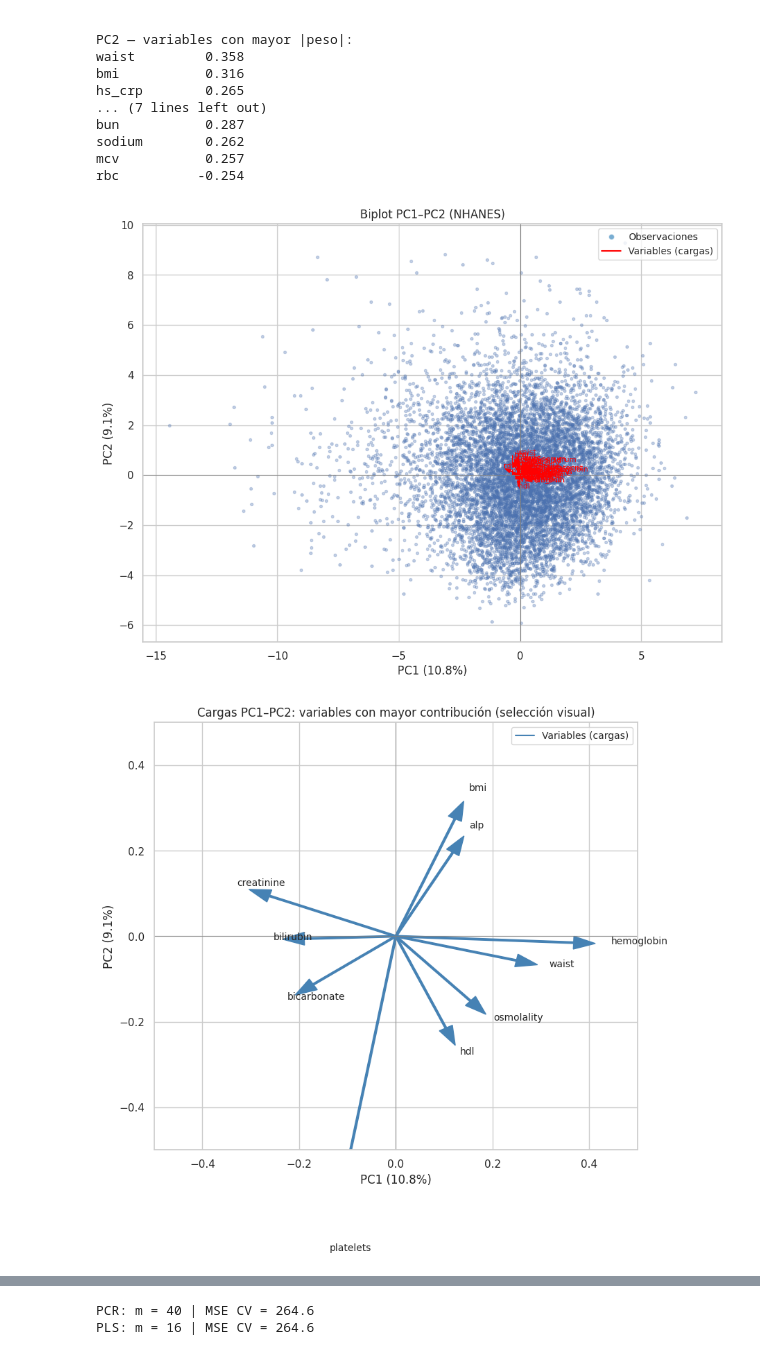
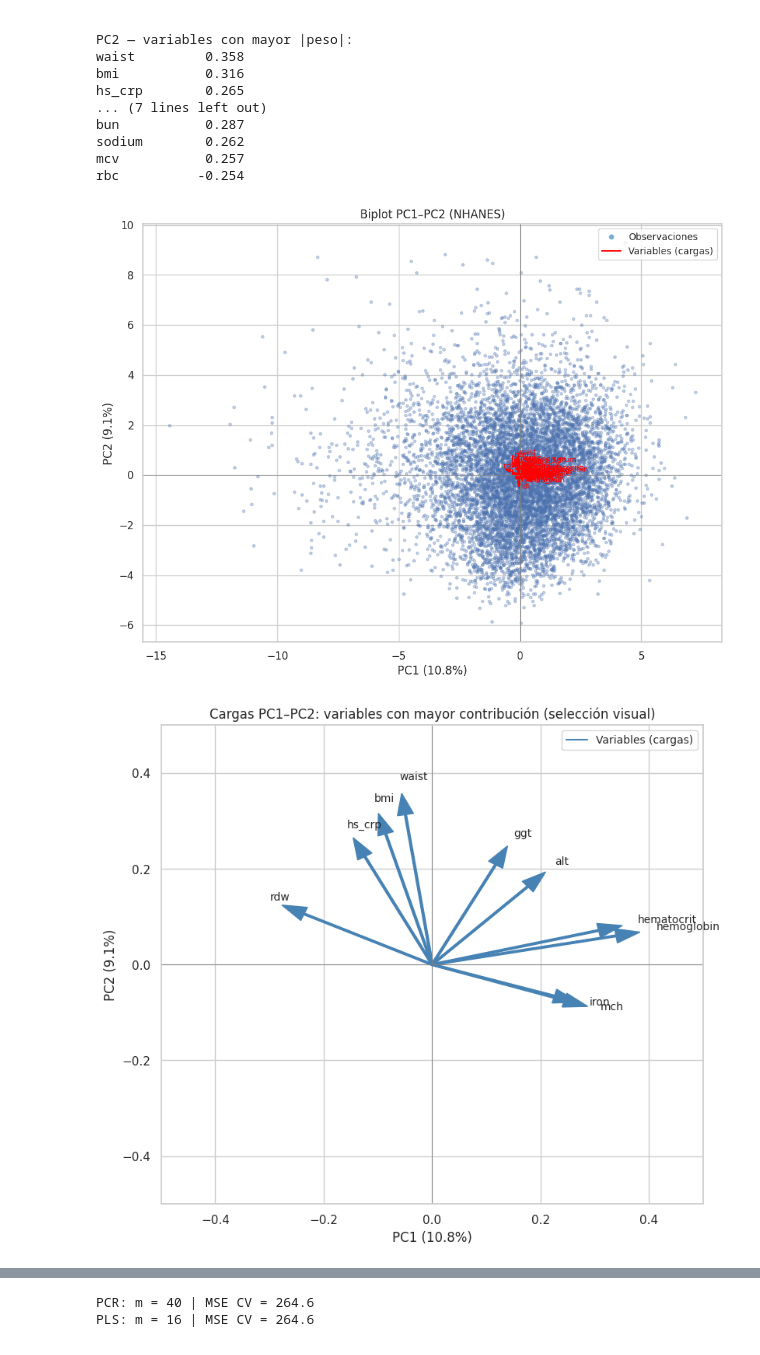
Before and after one commit to Mariiagrm/NHANES_Estudio_Estadistico_Salud, a Jupyter notebook: Practica.ipynb, the cells around one changed output, grey strips where cells are left out. Cells and saved outputs as stored; diff of their text form; code cells hidden in the pictures.

```diff
--- a/Practica.ipynb
+++ b/Practica.ipynb
@@ -429,5 +426,11 @@ nueva = pd.DataFrame([{"age": 55, "bmi": 28, "total_chol": 200, "hdl": 55,
                        "sex_male": 0, "smoking_former": 0, "smoking_never": 1}])[X_m.columns]
 pred_nueva = model_multi.predict(sm.add_constant(nueva, has_constant="add"))[0]
 print(f"Predicción de sbp para la nueva observación: {pred_nueva:.1f} mmHg")
+
+# Intervalos al 95 %: de confianza (para la media de personas con ese perfil)
+# y de predicción (para una persona concreta, incluye la variabilidad individual)
+pred_int = model_multi.get_prediction(sm.add_constant(nueva, has_constant="add")).summary_frame(alpha=0.05)
+print(f"IC 95 % (media):      [{pred_int['mean_ci_lower'][0]:.1f}, {pred_int['mean_ci_upper'][0]:.1f}] mmHg")
+print(f"IP 95 % (individuo):  [{pred_int['obs_ci_lower'][0]:.1f}, {pred_int['obs_ci_upper'][0]:.1f}] mmHg")
 # %% [output]
 Predicción de sbp para la nueva observación: 126.7 mmHg
@@ -764,35 +767,37 @@ for j, name in enumerate(X_pen.columns):
     ax.text(comp[j, 0] * 1.12, comp[j, 1] * 1.12, name, color="red", fontsize=8)
 ax.axhline(0, color="grey", lw=0.6); ax.axvline(0, color="grey", lw=0.6)
 ax.set_xlabel(f"PC1 ({ratio[0]*100:.1f}%)"); ax.set_ylabel(f"PC2 ({ratio[1]*100:.1f}%)")
 ax.set_title("Biplot PC1–PC2 (NHANES)")
 
 # Leyenda: qué representa cada elemento del biplot
 biplot_legend = [
     Line2D([0], [0], marker="o", color="w", markerfacecolor="#1f77b4",
            markersize=6, alpha=0.6, label="Observaciones"),
     Line2D([0], [0], color="red", lw=1.5, label="Variables (cargas)"),
 ]
 ax.legend(handles=biplot_legend, fontsize="small", loc="upper right")
 plt.show()
 
 # Lectura alternativa: solo las variables con mayor contribución a PC1–PC2
 # (selección visual de las ~10 con mayor norma de cargas en el plano PC1–PC2).
-contrib = np.sqrt(loadings[:, 0] ** 2 + loadings[:, 1] ** 2)
+contrib = np.sqrt(loadings[0, :] ** 2 + loadings[1, :] ** 2)
 top_idx = np.argsort(contrib)[::-1][:10]
 
 fig, ax = plt.subplots(figsize=(9, 8))
 for j in top_idx:
-    ax.arrow(0, 0, loadings[j, 0], loadings[j, 1], color="steelblue", width=0.004,
+    x = loadings[0, j]
+    y = loadings[1, j]
+    ax.arrow(0, 0, x, y, color="steelblue", width=0.004,
              head_width=0.03, length_includes_head=True)
-    ax.text(loadings[j, 0] * 1.08, loadings[j, 1] * 1.08, X_pen.columns[j], fontsize=10)
+    ax.text(x * 1.08, y * 1.08, X_pen.columns[j], fontsize=10)
 ax.axhline(0, color="grey", lw=0.6); ax.axvline(0, color="grey", lw=0.6)
 ax.set_xlim(-0.5, 0.5); ax.set_ylim(-0.5, 0.5)
 ax.set_xlabel(f"PC1 ({ratio[0]*100:.1f}%)"); ax.set_ylabel(f"PC2 ({ratio[1]*100:.1f}%)")
 ax.set_title("Cargas PC1–PC2: variables con mayor contribución (selección visual)")
 ax.legend(handles=[Line2D([0], [0], color="steelblue", lw=1.5,
                           label="Variables (cargas)")], fontsize="small", loc="upper right")
 plt.show()
 # %% [output]
 [figure]
-[figure, old version]
+[figure, new version]
 # %% [markdown]
```
Also changed, not shown: parts of 45 cells of this notebook, 2 other files.
